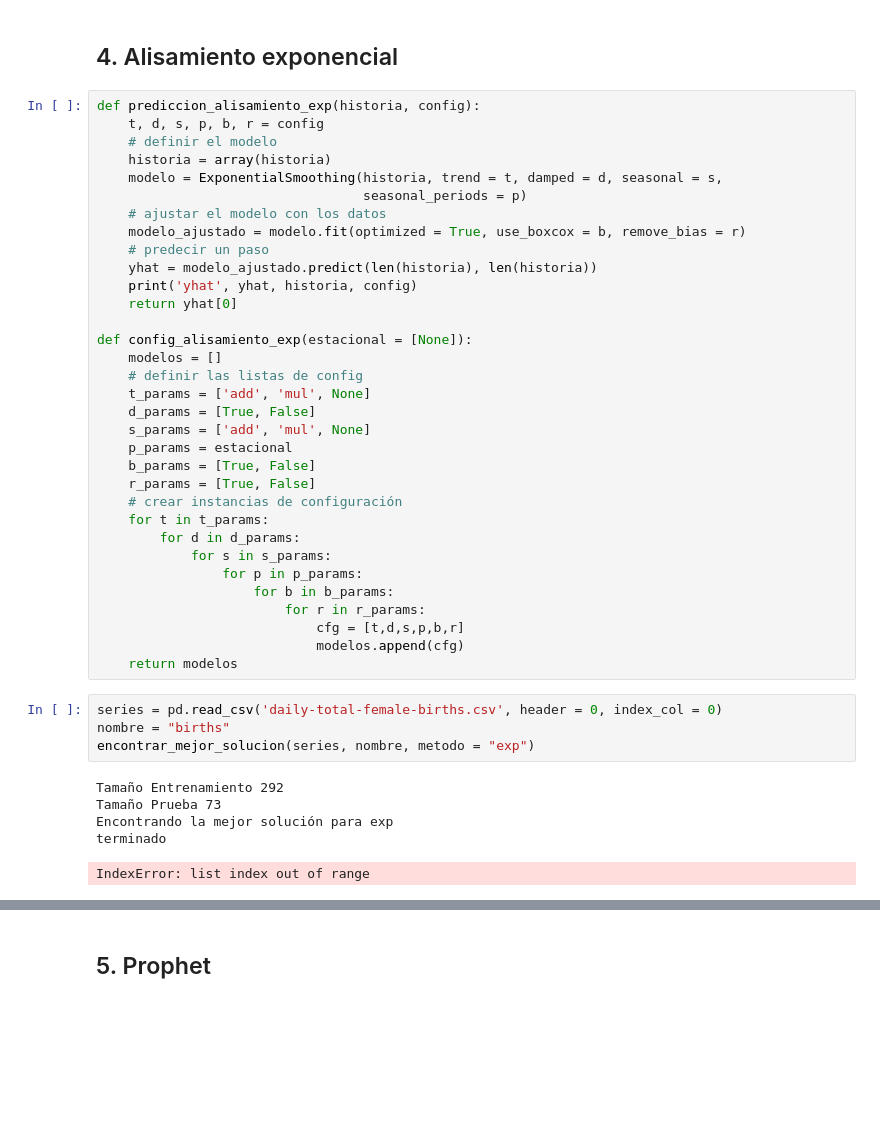
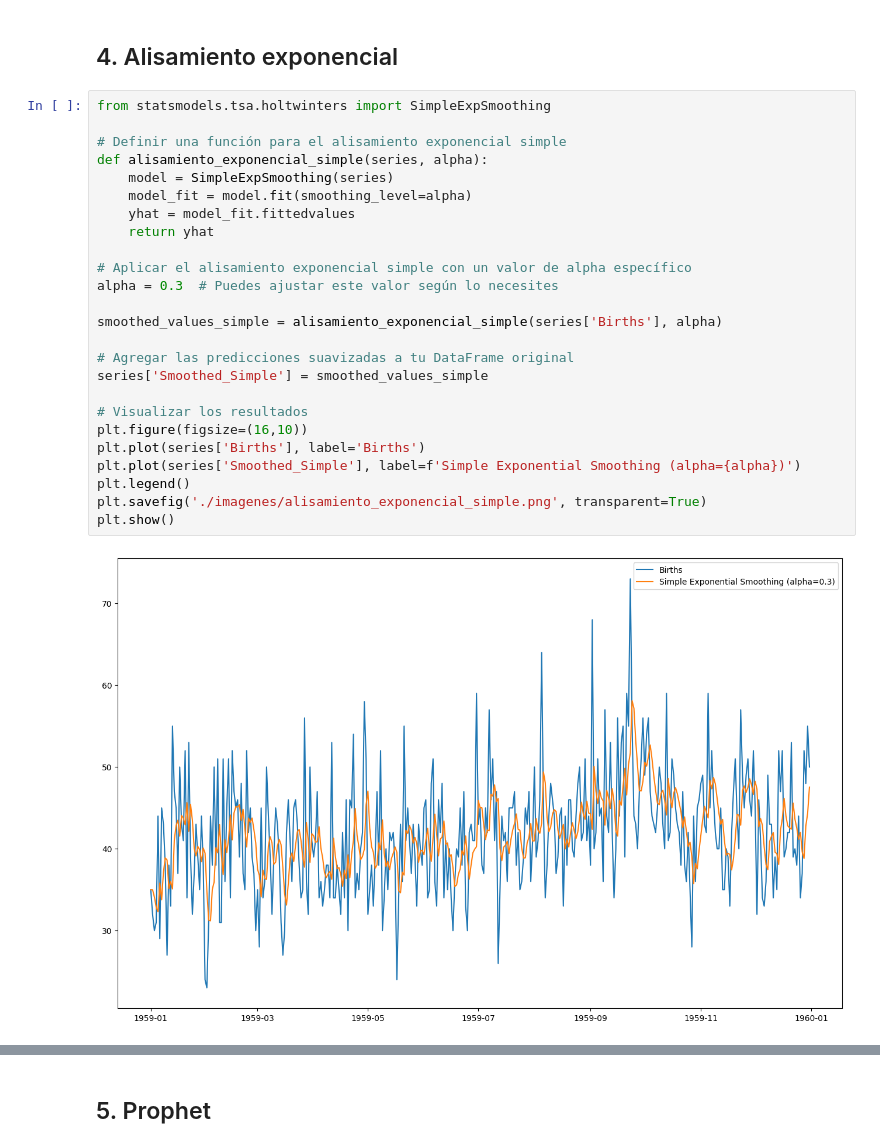
Before and after one commit to Priscigs/Lab3-DS, a Jupyter notebook: daily-total-female-births.ipynb, the cells around one changed output, grey strips where cells are left out. Cells and saved outputs as stored; diff of their text form; blank space fills up the shorter version.

```diff
--- a/daily-total-female-births.ipynb
+++ b/daily-total-female-births.ipynb
@@ -352,46 +350,30 @@ terminado
 [figure]
 # %% [markdown]
 ## 4. Alisamiento exponencial
-# %%
-def prediccion_alisamiento_exp(historia, config):
-    t, d, s, p, b, r = config
-    # definir el modelo
-    historia = array(historia)
-    modelo = ExponentialSmoothing(historia, trend = t, damped = d, seasonal = s,
-                                  seasonal_periods = p)
-    # ajustar el modelo con los datos
-    modelo_ajustado = modelo.fit(optimized = True, use_boxcox = b, remove_bias = r)
-    # predecir un paso
-    yhat = modelo_ajustado.predict(len(historia), len(historia))
-    print('yhat', yhat, historia, config)
-    return yhat[0]
-
-def config_alisamiento_exp(estacional = [None]):
-    modelos = []
-    # definir las listas de config
-    t_params = ['add', 'mul', None]
-    d_params = [True, False]
-    s_params = ['add', 'mul', None]
-    p_params = estacional
-    b_params = [True, False]
-    r_params = [True, False]
-    # crear instancias de configuración
-    for t in t_params:
-        for d in d_params:
-            for s in s_params:
-                for p in p_params:
-                    for b in b_params:
-                        for r in r_params:
-                            cfg = [t,d,s,p,b,r]
-                            modelos.append(cfg)
-    return modelos
-# %%
-series = pd.read_csv('daily-total-female-births.csv', header = 0, index_col = 0)
-nombre = "births"
-encontrar_mejor_solucion(series, nombre, metodo = "exp")
-# %% [output]
-Tamaño Entrenamiento 292
-Tamaño Prueba 73
-Encontrando la mejor solución para exp
-terminado
-IndexError: list index out of range
+# %%
+from statsmodels.tsa.holtwinters import SimpleExpSmoothing
+
+# Definir una función para el alisamiento exponencial simple
+def alisamiento_exponencial_simple(series, alpha):
+    model = SimpleExpSmoothing(series)
+    model_fit = model.fit(smoothing_level=alpha)
+    yhat = model_fit.fittedvalues
+    return yhat
+
+# Aplicar el alisamiento exponencial simple con un valor de alpha específico
+alpha = 0.3  # Puedes ajustar este valor según lo necesites
+
+smoothed_values_simple = alisamiento_exponencial_simple(series['Births'], alpha)
+
+# Agregar las predicciones suavizadas a tu DataFrame original
+series['Smoothed_Simple'] = smoothed_values_simple
+
+# Visualizar los resultados
+plt.figure(figsize=(16,10))
+plt.plot(series['Births'], label='Births')
+plt.plot(series['Smoothed_Simple'], label=f'Simple Exponential Smoothing (alpha={alpha})')
+plt.legend()
+plt.savefig('./imagenes/alisamiento_exponencial_simple.png', transparent=True)
+plt.show()
+# %% [output]
+[figure, added]
```
Also changed, not shown: parts of 9 cells of this notebook, 2 other files.
